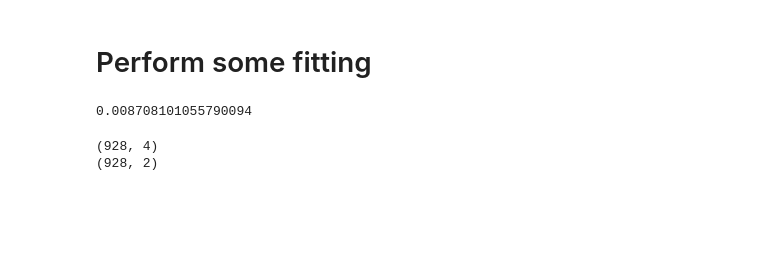
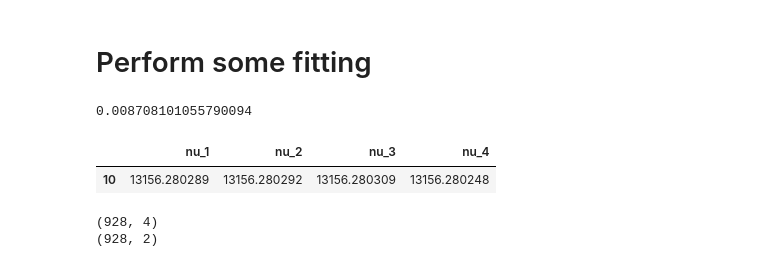
Before and after one commit to wpk-nist-gov/MATSgp, a Jupyter notebook: cci_workup/fit_example_gpflow.ipynb, the cells around one changed output. Cells and saved outputs as stored; diff of their text form; code cells hidden in the pictures; blank space fills up the shorter version.

```diff
--- a/cci_workup/fit_example_gpflow.ipynb
+++ b/cci_workup/fit_example_gpflow.ipynb
@@ -162,6 +162,11 @@ print(noise_scale)
 #                                 )
 # for param in lineshape26.trainable_parameters:
 #     gpflow.set_trainable(param, False)
+# %%
+lineparam_list[10:11].filter(regex='nu_*\d$')
+# %% [output]
+|  | nu_1 | nu_2 | nu_3 | nu_4 |
+| 10 | 13156.280289 | 13156.280292 | 13156.280309 | 13156.280248 |
 # %%
 lineparam_list = pd.read_csv('Parameter_LineList.csv', index_col=0)
 lineshape10 = lineshape_from_dataframe(lineparam_list[10:11],
```
Also changed, not shown: parts of 7 cells of this notebook, 48 other files.
